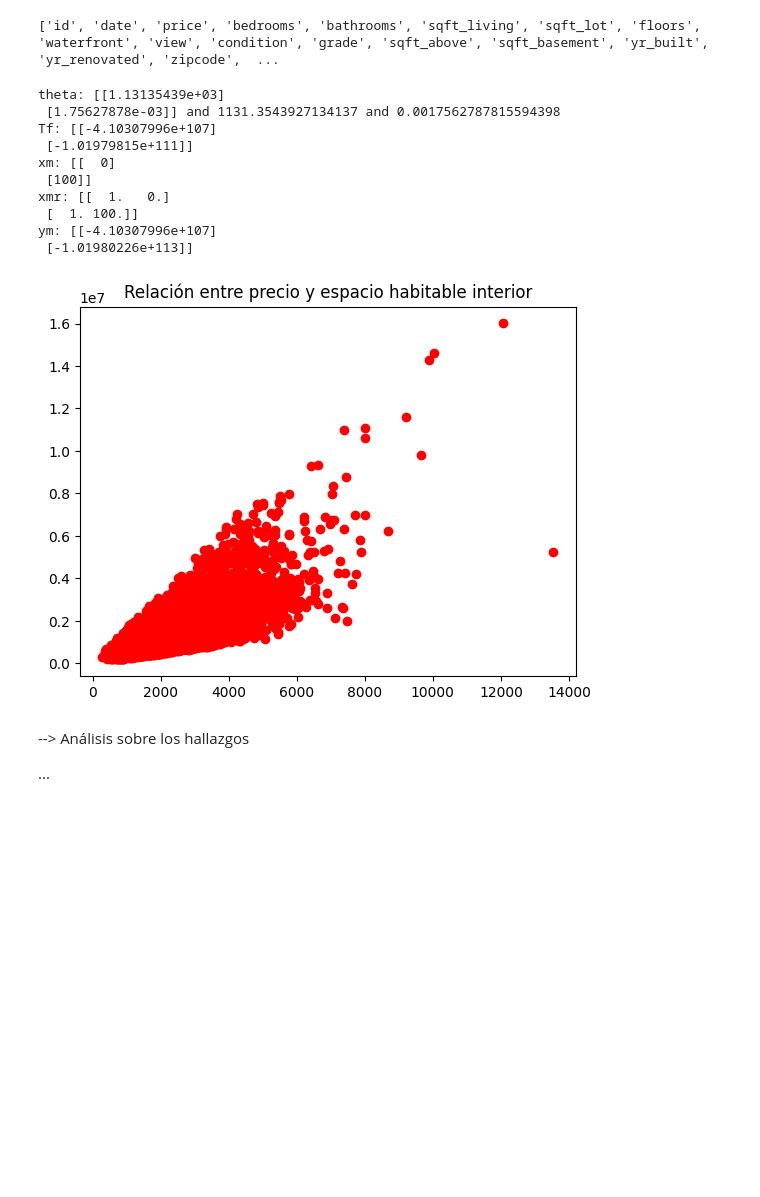
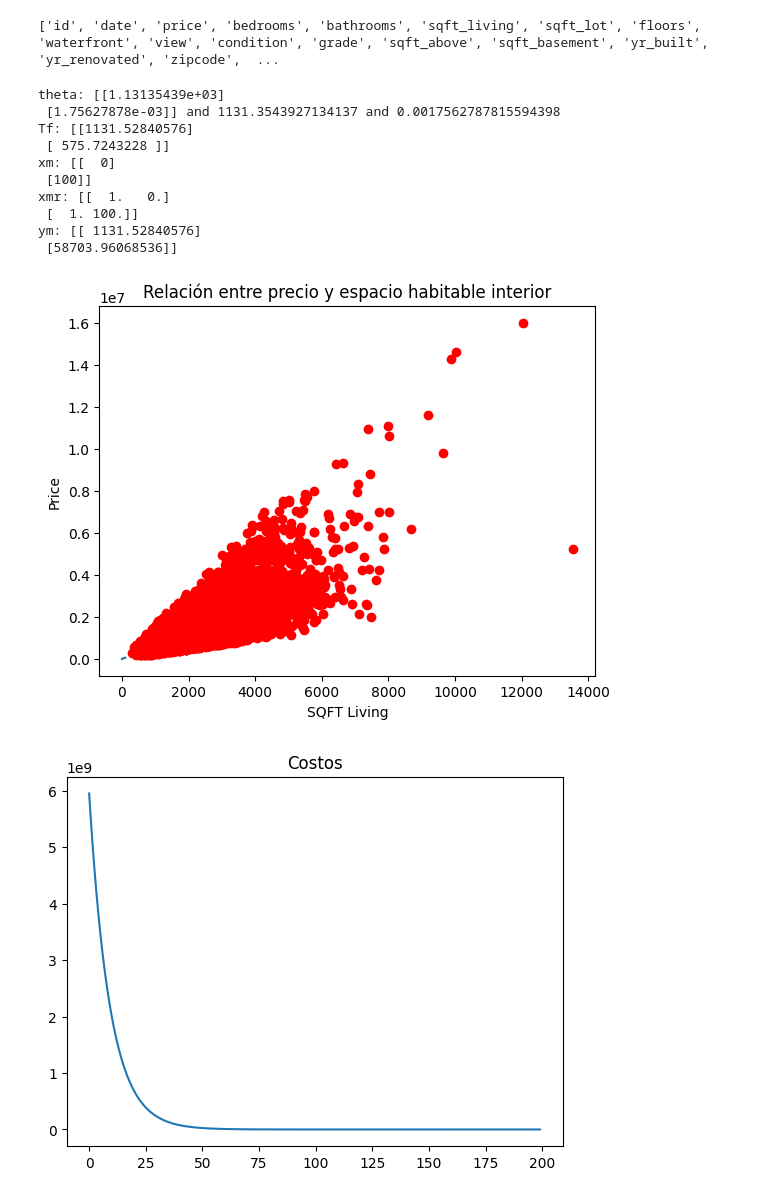
Before and after one commit to CRLB-sketch/AI_Lab3, a Jupyter notebook: lab3.ipynb, the cells around one changed output. Saved outputs shown, nothing was run; the diff lists cells and outputs as text; code cells hidden in the pictures; blank space fills up the shorter version.

Commit message:
Getting a decent model

```diff
--- a/lab3.ipynb
+++ b/lab3.ipynb
@@ -94,16 +94,13 @@ tf, costs = linear_regression(
     theta,
     cost,
     grad,
-    a=0.025,
-    n=20,
+    a=0.00000001,
+    n=200,
 )
 
 print(f"Tf: {tf}")
 
-# theta_temp =
-# ym = theta[0][0] + theta[1][0] * X[:, 1] # Definiendo nuestra prediccion
-
-# # # # Preparar las variables xm, xmr y ym
+# Preparar las variables para la prediccion
 xm = np.array([[0], [DATASET_X_LIM]])
 print(f"xm: {xm}")
 xmr = np.hstack((
@@ -116,31 +113,31 @@ print(f"ym: {ym}")
 # %% [output]
 theta: [[1.13135439e+03]
  [1.75627878e-03]] and 1131.3543927134137 and 0.0017562787815594398
-Tf: [[-4.10307996e+107]
- [-1.01979815e+111]]
+Tf: [[1131.52840576]
+ [ 575.7243228 ]]
 xm: [[  0]
  [100]]
 xmr: [[  1.   0.]
  [  1. 100.]]
-ym: [[-4.10307996e+107]
- [-1.01980226e+113]]
+ym: [[ 1131.52840576]
+ [58703.96068536]]
 # %%
 # Se graficara el resultado del modelo de regresion lineal
 
 # ! Graficar modelo de regresion lineal
 plt.plot(Xr[:, 1], y, 'ro') # datos
-# plt.plot(xm, ym) # regresion lineal
-# plt.title("Modelo Regresion Lineal (price - sqft_living)")
+plt.plot(xm, ym) # regresion lineal
 plt.title("Relación entre precio y espacio habitable interior")
+# price - sqft_living
+plt.xlabel('SQFT Living')
+plt.ylabel('Price')
 plt.show()
 
 # ! Graficar costos
+# Para visualizar que tan bueno es nuestro modelo de regresion lineal
 plt.plot(costs)
 plt.title("Costos")
 plt.show()
 # %% [output]
-[figure, old version]
+[figure, new version]
+[figure, added]
-# %% [markdown]
---> Análisis sobre los hallazgos
-
-...
```
Also changed, not shown: parts of 1 cell of this notebook.
